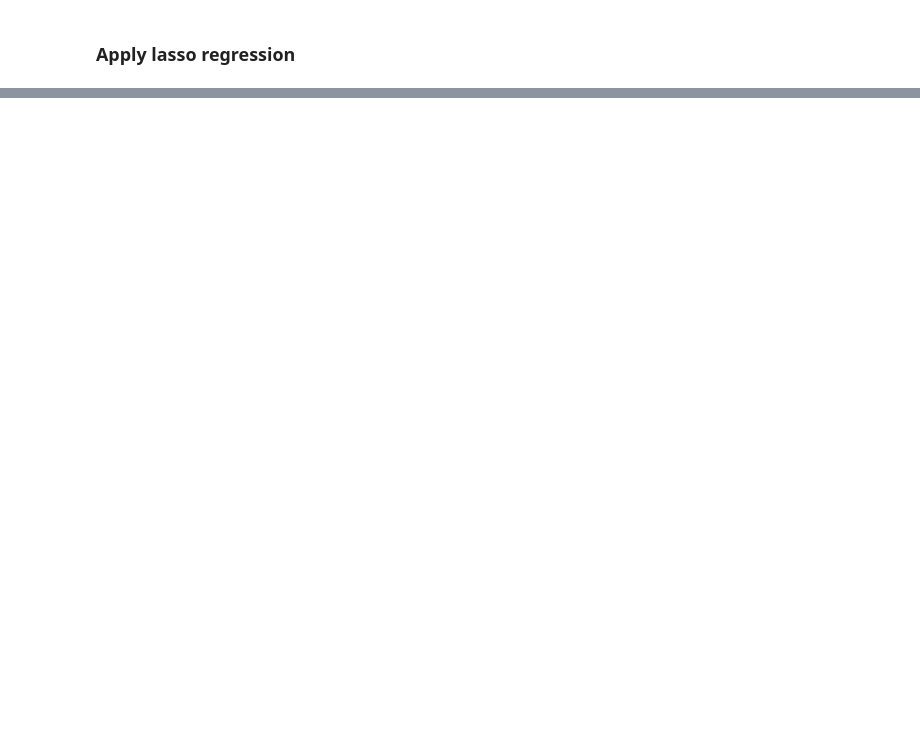
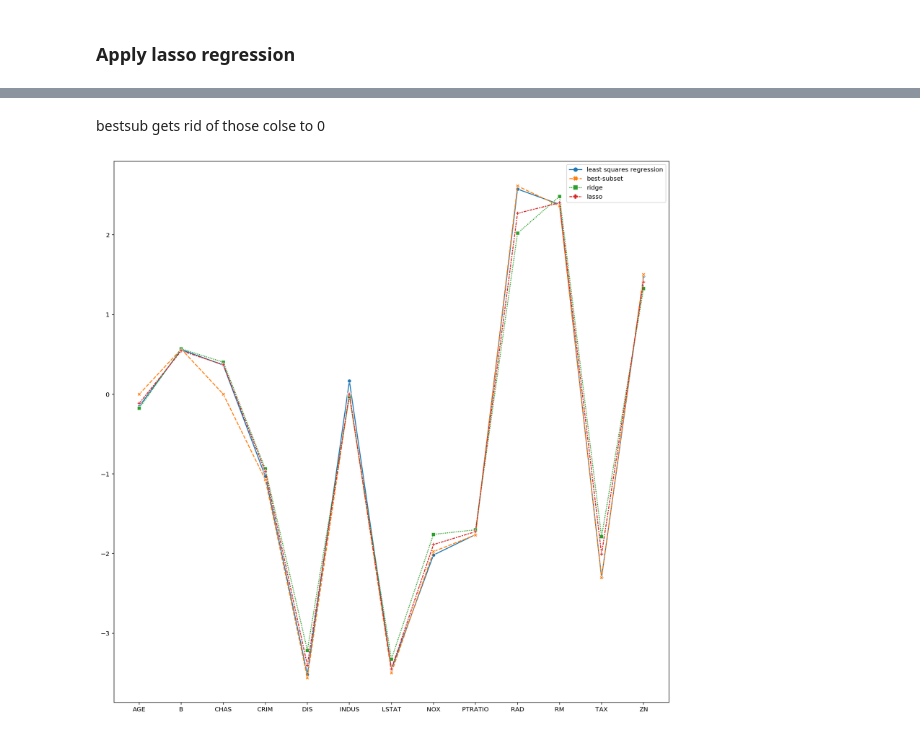
Before and after one commit to jeremy-dai/23-Statistical-Learning, a Jupyter notebook: Assignment 1/Assignment 1.ipynb, the cells around one changed output, grey strips where cells are left out. Saved outputs shown, nothing was run; the diff lists cells and outputs as text; code cells hidden in the pictures; blank space fills up the shorter version.

```diff
--- a/Assignment 1/Assignment 1.ipynb
+++ b/Assignment 1/Assignment 1.ipynb
@@ -272,0 +545,10 @@ print(clf.intercept_)
+# %%
+# compare coeffiency
+s1 = pd.Series(model_ls.coef_,index=X_train.columns)
+s2 = pd.Series(model_bestsub.coef_,index=feat)
+s3 = pd.Series(model_ridge.coef_,index=X_train.columns)
+s4 = pd.Series(model_lasso.coef_,index=X_train.columns)
+# %%
+df_coef = pd.concat([s1, s2, s3, s4], axis=1,sort=False)
+df_coef.columns = model
+df_coef.fillna(0, inplace= True)
@@ -272,0 +572,6 @@ print(clf.intercept_)
+# %%
+var = X_test.var(axis=0)
+# %%
+## times standard deviation
+coef = df_coef.multiply(var**0.5, axis=0)
+coef.round(4)
@@ -272,0 +593,7 @@ print(clf.intercept_)
+# %% [markdown]
+bestsub gets rid of those colse to 0
+# %%
+sns.mpl.rcParams['figure.figsize'] = (16, 16)
+ax = sns.lineplot(data=coef,markers=True)
+# %% [output]
+[figure, added]
```
Also changed, not shown: parts of 101 cells of this notebook, 7 other files.
